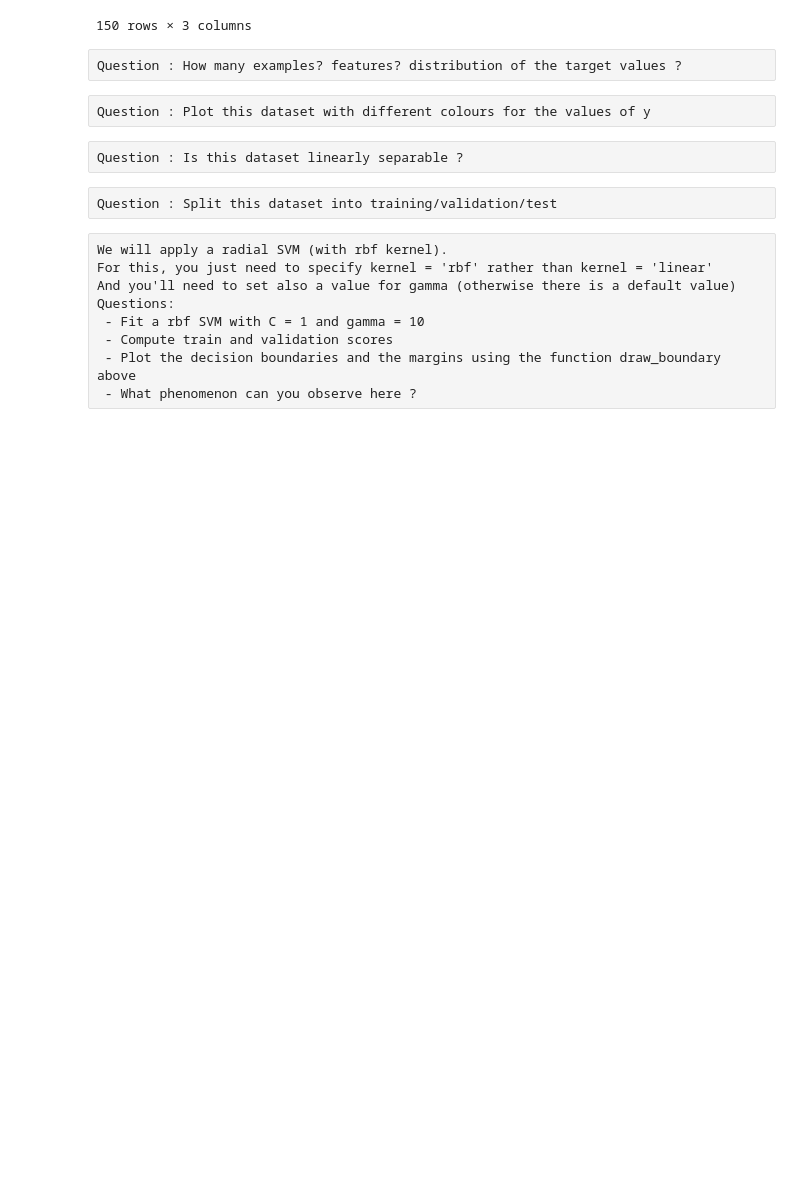
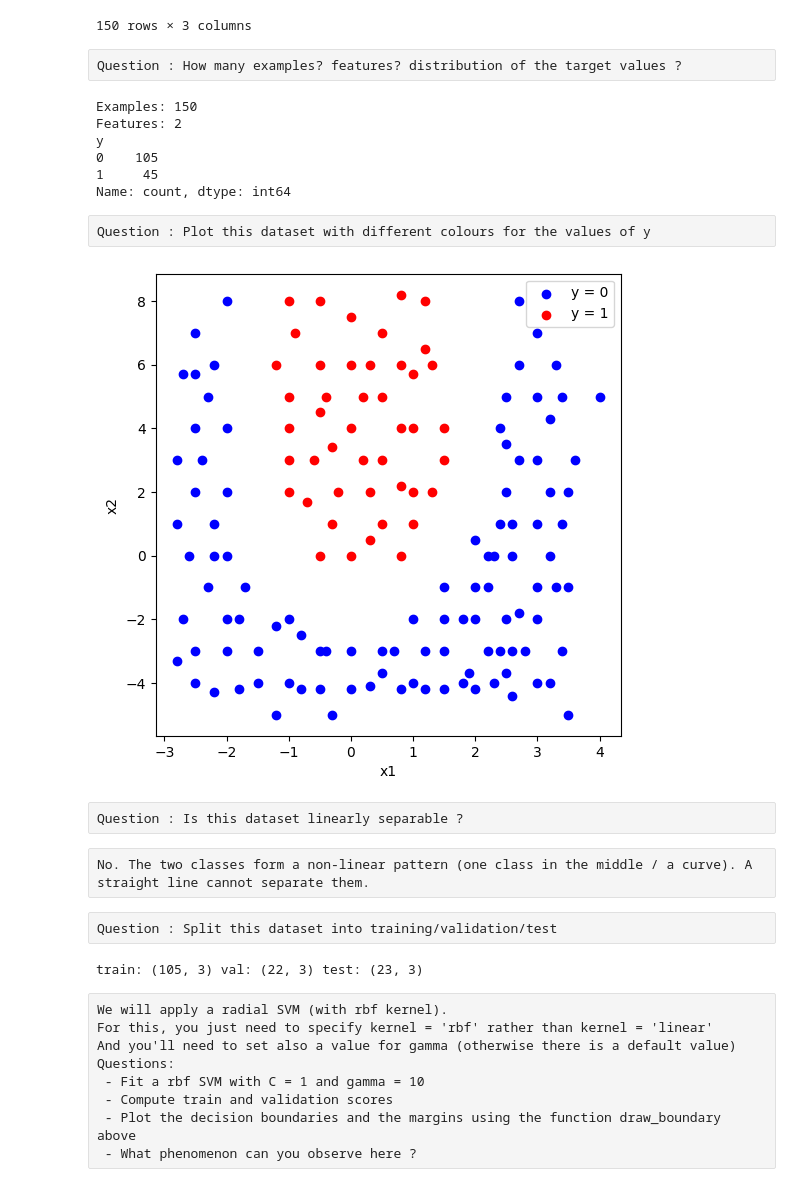
Before and after one commit to waseemjaved755/Supervised-Learning-Hands-on, a Jupyter notebook: TP_SVM_student.ipynb, the cells around one changed output. Saved outputs shown, nothing was run; the diff lists cells and outputs as text; code cells hidden in the pictures; blank space fills up the shorter version.

```diff
--- a/TP_SVM_student.ipynb
+++ b/TP_SVM_student.ipynb
@@ -271,12 +479,42 @@ dataset
 150 rows × 3 columns
 # %% [raw]
 Question : How many examples? features? distribution of the target values ?
+# %%
+print("Examples:", dataset.shape[0])
+print("Features:", dataset.shape[1] - 1)
+print(dataset.y.value_counts())
+# Answer: 150 points, 2 features, y=0 (105) and y=1 (45).
+# %% [output]
+Examples: 150
+Features: 2
+y
+0    105
+1     45
+Name: count, dtype: int64
 # %% [raw]
 Question : Plot this dataset with different colours for the values of y
+# %%
+plt.figure(figsize=(6, 6))
+plt.scatter(dataset.x1[dataset.y == 0], dataset.x2[dataset.y == 0], c="blue", label="y = 0")
+plt.scatter(dataset.x1[dataset.y == 1], dataset.x2[dataset.y == 1], c="red", label="y = 1")
+plt.xlabel("x1")
+plt.ylabel("x2")
+plt.legend()
+plt.show()
+# %% [output]
+[figure, added]
 # %% [raw]
 Question : Is this dataset linearly separable ?
+# %% [raw]
+No. The two classes form a non-linear pattern (one class in the middle / a curve). A straight line cannot separate them.
 # %% [raw]
 Question : Split this dataset into training/validation/test
+# %%
+data_train, temp = train_test_split(dataset, test_size=0.30, random_state=4)
+data_valid, data_test = train_test_split(temp, test_size=0.50, random_state=4)
+print("train:", data_train.shape, "val:", data_valid.shape, "test:", data_test.shape)
+# %% [output]
+train: (105, 3) val: (22, 3) test: (23, 3)
 # %% [raw]
 We will apply a radial SVM (with rbf kernel).
 For this, you just need to specify kernel = 'rbf' rather than kernel = 'linear'
```
Also changed, not shown: parts of 44 cells of this notebook, 4 other files.
